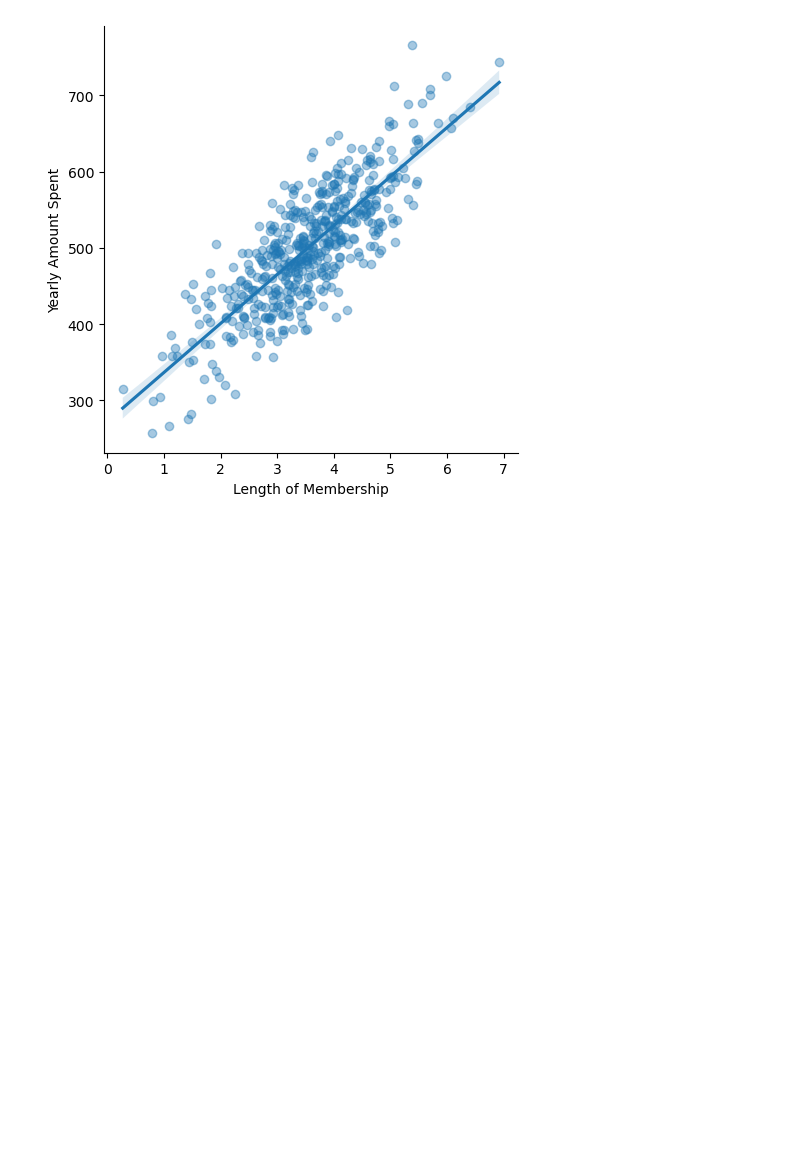
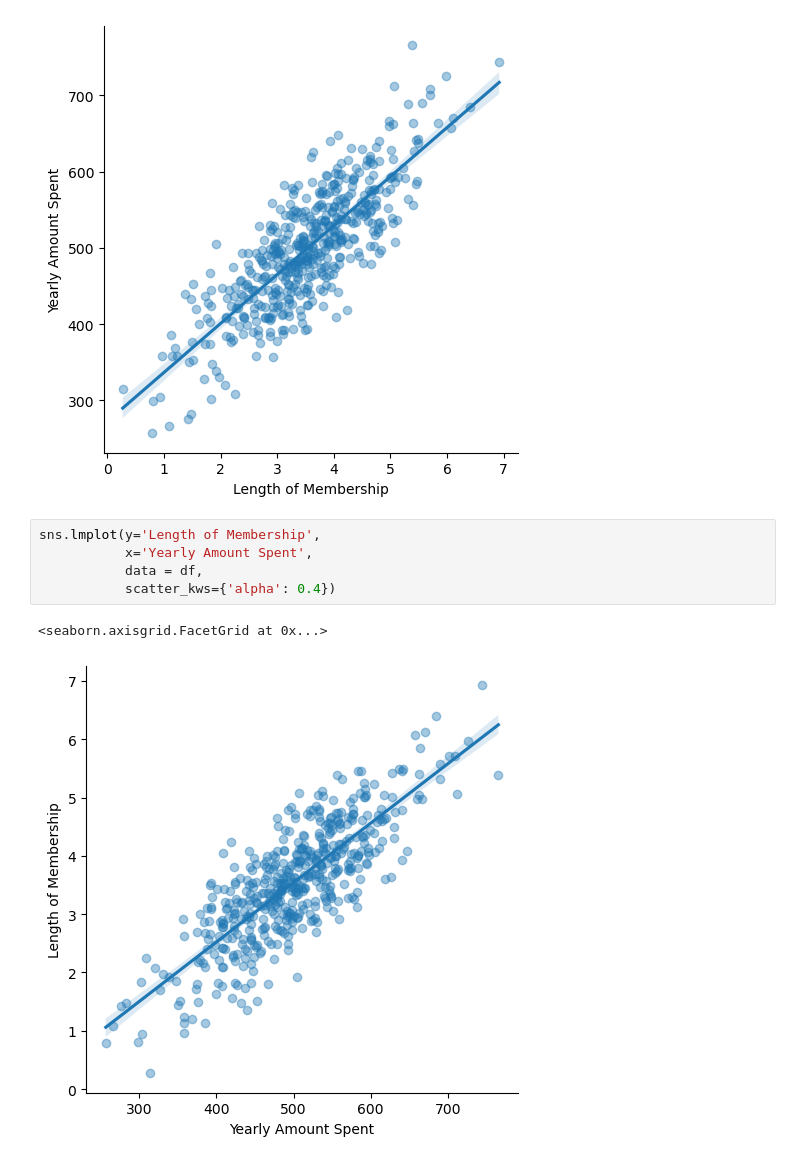
Before and after one commit to Steel69-coldhearted/liner_regression-, a Jupyter notebook: liner regression .ipynb, the cells around one changed output. Saved outputs shown, nothing was run; the diff lists cells and outputs as text; blank space fills up the shorter version.

```diff
--- a/liner regression .ipynb
+++ b/liner regression .ipynb
@@ -77,3 +77,11 @@ sns.lmplot(x='Length of Membership',
 # %% [output]
 <seaborn.axisgrid.FacetGrid at 0x...>
 [figure]
+# %%
+sns.lmplot(y='Length of Membership',
+           x='Yearly Amount Spent',
+           data = df,
+           scatter_kws={'alpha': 0.4})
+# %% [output]
+<seaborn.axisgrid.FacetGrid at 0x...>
+[figure, added]
```
